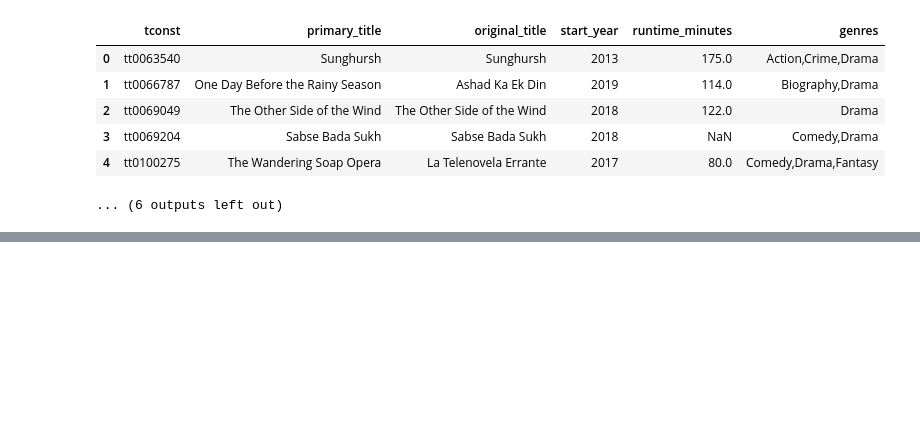
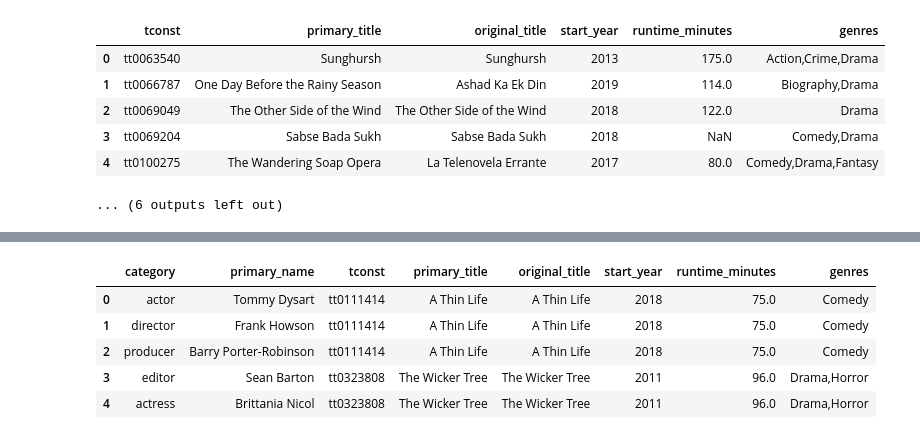
Before and after one commit to kuninethan95/dsc-phase-1-project, a Jupyter notebook: student.ipynb, the cells around one changed output, grey strips where cells are left out. Saved outputs shown, nothing was run; the diff lists cells and outputs as text; code cells hidden in the pictures; blank space fills up the shorter version.

```diff
--- a/student.ipynb
+++ b/student.ipynb
@@ -136,0 +292,9 @@ df1
+# %%
+name_role_movie.head()
+# %% [output]
+|  | category | primary_name | tconst | primary_title | original_title | start_year | runtime_minutes | genres |
+| 0 | actor | Tommy Dysart | tt0111414 | A Thin Life | A Thin Life | 2018 | 75.0 | Comedy |
+| 1 | director | Frank Howson | tt0111414 | A Thin Life | A Thin Life | 2018 | 75.0 | Comedy |
+| 2 | producer | Barry Porter-Robinson | tt0111414 | A Thin Life | A Thin Life | 2018 | 75.0 | Comedy |
+| 3 | editor | Sean Barton | tt0323808 | The Wicker Tree | The Wicker Tree | 2011 | 96.0 | Drama,Horror |
+| 4 | actress | Brittania Nicol | tt0323808 | The Wicker Tree | The Wicker Tree | 2011 | 96.0 | Drama,Horror |
```
Also changed, not shown: parts of 20 cells of this notebook.
